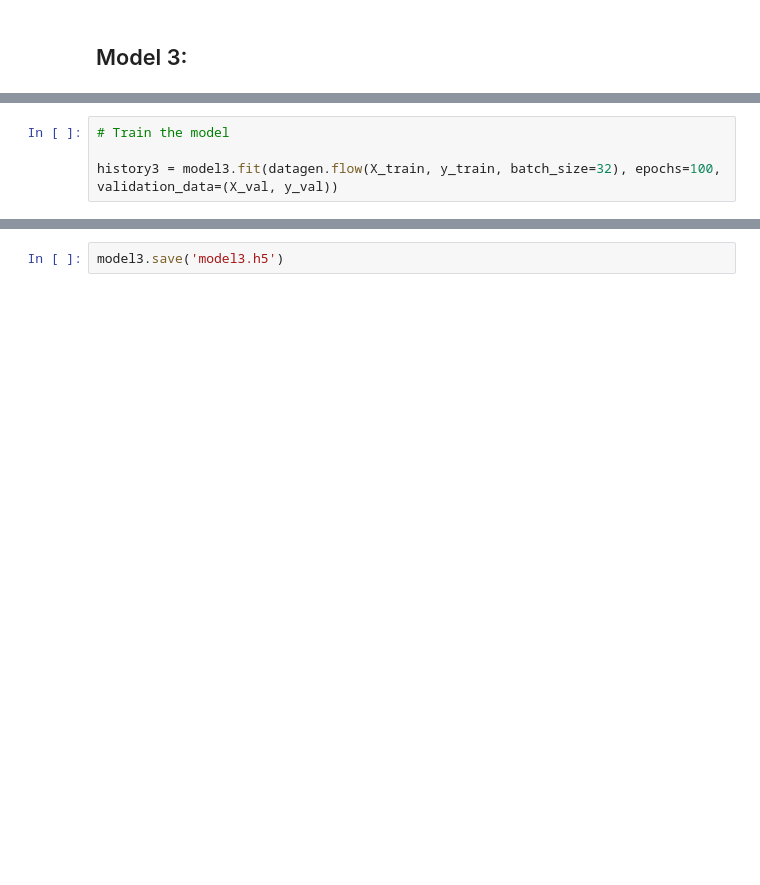
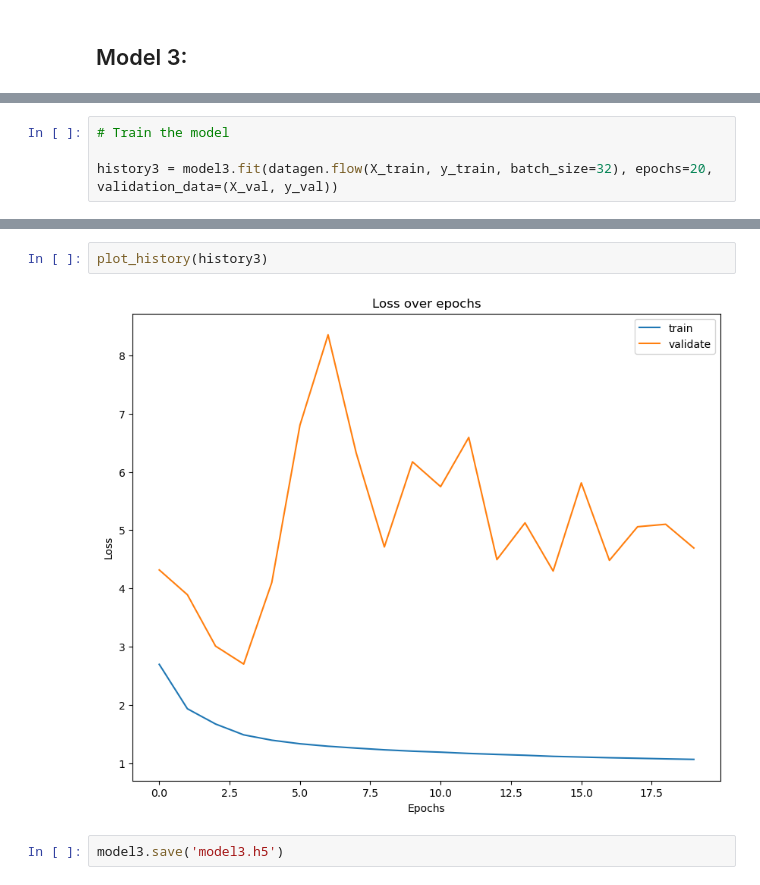
Before and after one commit to saakethkoka/ML-Lab6-CNN, a Jupyter notebook: main.ipynb, the cells around one changed output, grey strips where cells are left out. Saved outputs shown, nothing was run; the diff lists cells and outputs as text; blank space fills up the shorter version.

```diff
--- a/main.ipynb
+++ b/main.ipynb
@@ -229,5 +247,5 @@ ________________________________________________________________________________
 # %%
 # Train the model
 
-history3 = model3.fit(datagen.flow(X_train, y_train, batch_size=32), epochs=100, validation_data=(X_val, y_val))
+history3 = model3.fit(datagen.flow(X_train, y_train, batch_size=32), epochs=20, validation_data=(X_val, y_val))
 # %% [output]
@@ -236,2 +274,6 @@ KeyboardInterrupt:
+# %%
+plot_history(history3)
+# %% [output]
+[figure, added]
 # %%
 model3.save('model3.h5')
```
Also changed, not shown: parts of 17 cells of this notebook, 1 other file.
